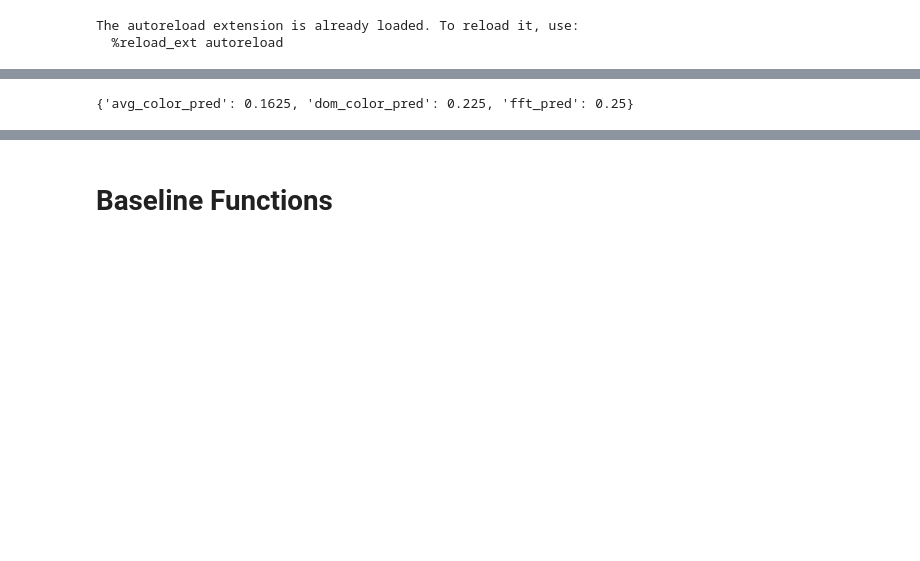
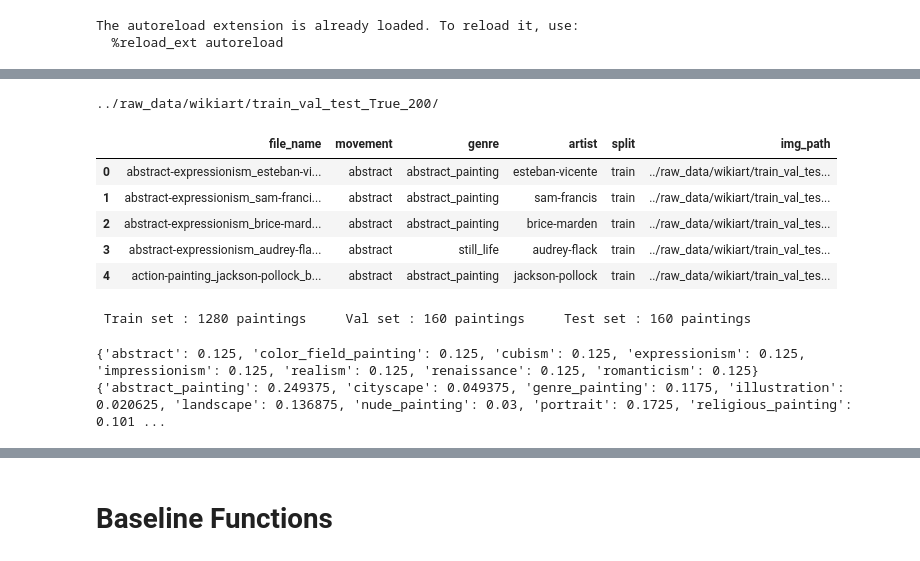
Before and after one commit to gregoirelafay/neural-art, a Jupyter notebook: notebooks/Baselines.ipynb, the cells around one changed output, grey strips where cells are left out. Saved outputs shown, nothing was run; the diff lists cells and outputs as text; code cells hidden in the pictures; blank space fills up the shorter version.

```diff
--- a/notebooks/Baselines.ipynb
+++ b/notebooks/Baselines.ipynb
@@ -140,4 +39,27 @@ prediction=baseline.prediction()
-# %%
-prediction
-# %% [output]
-{'avg_color_pred': 0.1625, 'dom_color_pred': 0.225, 'fft_pred': 0.25}
+# %%
+print(root)
+X_BASE.head()
+# %% [output]
+../raw_data/wikiart/train_val_test_True_200/
+|  | file_name | movement | genre | artist | split | img_path |
+| 0 | abstract-expressionism_esteban-vi... | abstract | abstract_painting | esteban-vicente | train | ../raw_data/wikiart/train_val_tes... |
+| 1 | abstract-expressionism_sam-franci... | abstract | abstract_painting | sam-francis | train | ../raw_data/wikiart/train_val_tes... |
+| 2 | abstract-expressionism_brice-mard... | abstract | abstract_painting | brice-marden | train | ../raw_data/wikiart/train_val_tes... |
+| 3 | abstract-expressionism_audrey-fla... | abstract | still_life | audrey-flack | train | ../raw_data/wikiart/train_val_tes... |
+| 4 | action-painting_jackson-pollock_b... | abstract | abstract_painting | jackson-pollock | train | ../raw_data/wikiart/train_val_tes... |
+# %%
+#Baseline class initialization
+baseline=Baseline(X_BASE)
+print(f' Train set : {baseline.X_train.shape[0]} paintings \
+    Val set : {baseline.X_val.shape[0]} paintings \
+    Test set : {baseline.X_test.shape[0]} paintings')
+# %% [output]
+ Train set : 1280 paintings     Val set : 160 paintings     Test set : 160 paintings
+# %%
+#Occurence of paintings in Train set
+baseline_mov, baseline_gen = baseline.occurence()
+print(baseline_mov)
+print(baseline_gen)
+# %% [output]
+{'abstract': 0.125, 'color_field_painting': 0.125, 'cubism': 0.125, 'expressionism': 0.125, 'impressionism': 0.125, 'realism': 0.125, 'renaissance': 0.125, 'romanticism': 0.125}
+{'abstract_painting': 0.249375, 'cityscape': 0.049375, 'genre_painting': 0.1175, 'illustration': 0.020625, 'landscape': 0.136875, 'nude_painting': 0.03, 'portrait': 0.1725, 'religious_painting': 0.101 ...
```
Also changed, not shown: parts of 15 cells of this notebook, 1 other file.
